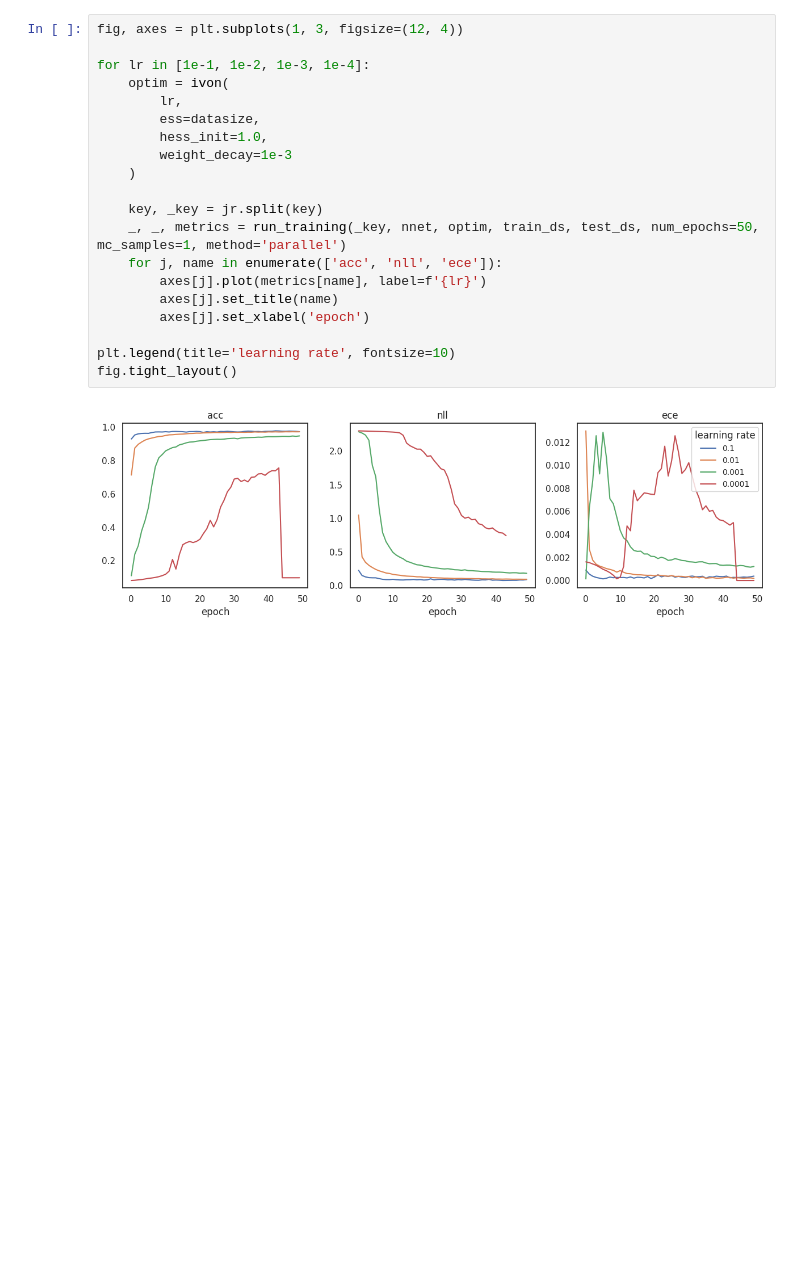
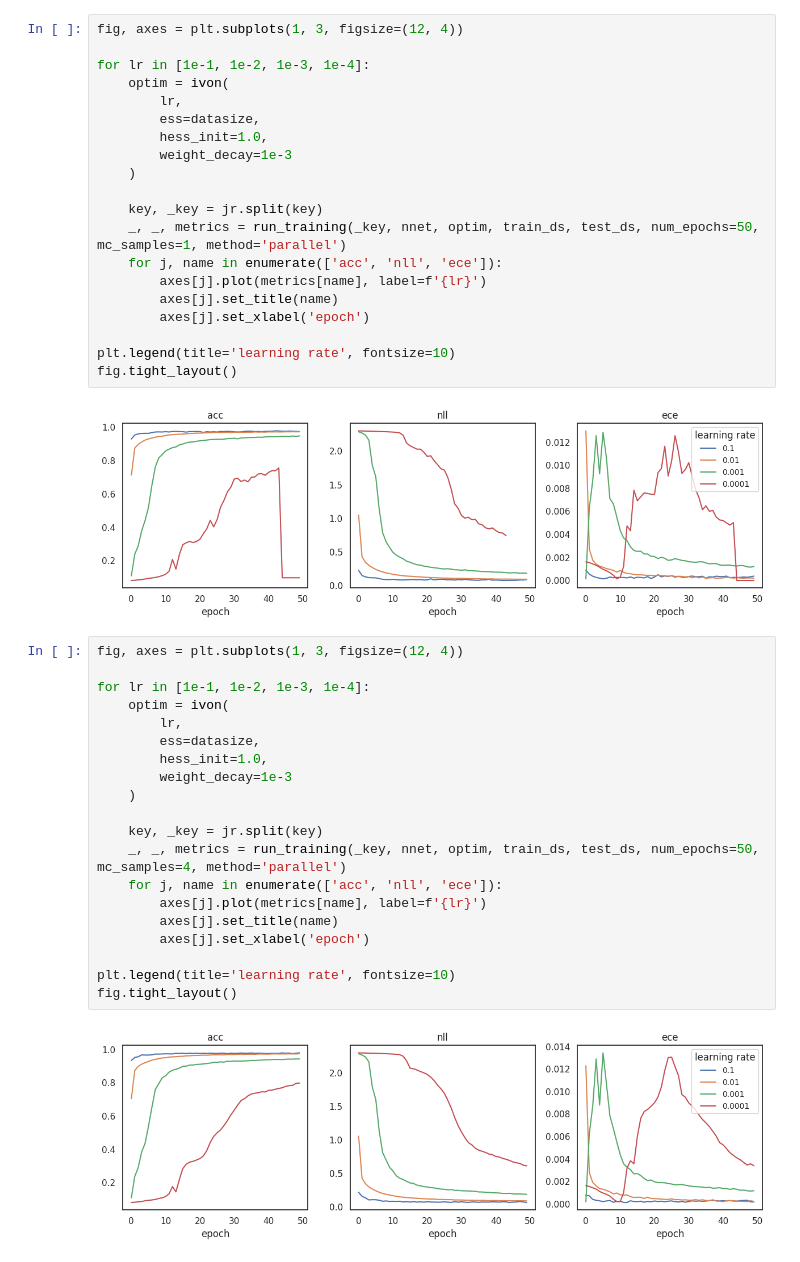
Before and after one commit to dimarkov/blrax, a Jupyter notebook: examples/test_mnist.ipynb, the cells around one changed output. Cells and saved outputs as stored; diff of their text form; blank space fills up the shorter version.

```diff
--- a/examples/test_mnist.ipynb
+++ b/examples/test_mnist.ipynb
@@ -344,6 +344,28 @@ plt.legend(title='learning rate', fontsize=10)
 fig.tight_layout()
 # %% [output]
 [figure]
+# %%
+fig, axes = plt.subplots(1, 3, figsize=(12, 4))
+
+for lr in [1e-1, 1e-2, 1e-3, 1e-4]:
+    optim = ivon(
+        lr,
+        ess=datasize,
+        hess_init=1.0,
+        weight_decay=1e-3
+    )
+
+    key, _key = jr.split(key)
+    _, _, metrics = run_training(_key, nnet, optim, train_ds, test_ds, num_epochs=50, mc_samples=4, method='parallel')
+    for j, name in enumerate(['acc', 'nll', 'ece']):
+        axes[j].plot(metrics[name], label=f'{lr}')
+        axes[j].set_title(name)
+        axes[j].set_xlabel('epoch')
+
+plt.legend(title='learning rate', fontsize=10)
+fig.tight_layout()
+# %% [output]
+[figure, added]
 # %%
 fig, axes = plt.subplots(1, 3, figsize=(12, 4))
 
```
Also changed, not shown: parts of 6 cells of this notebook, 4 other files.
